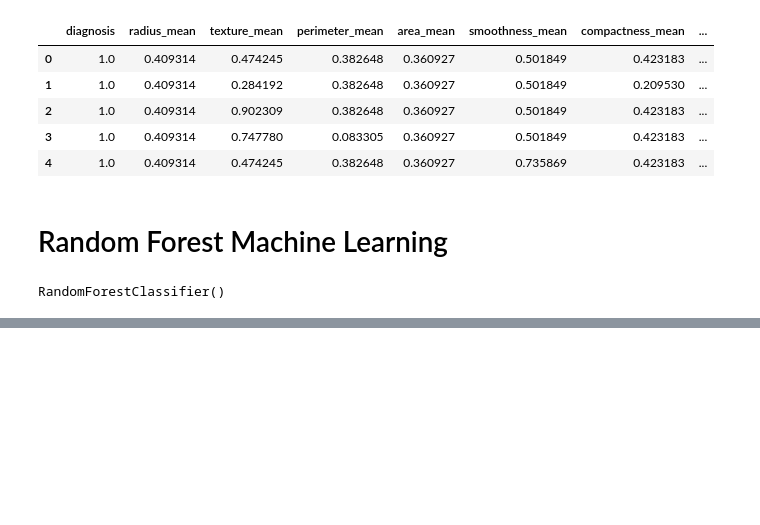
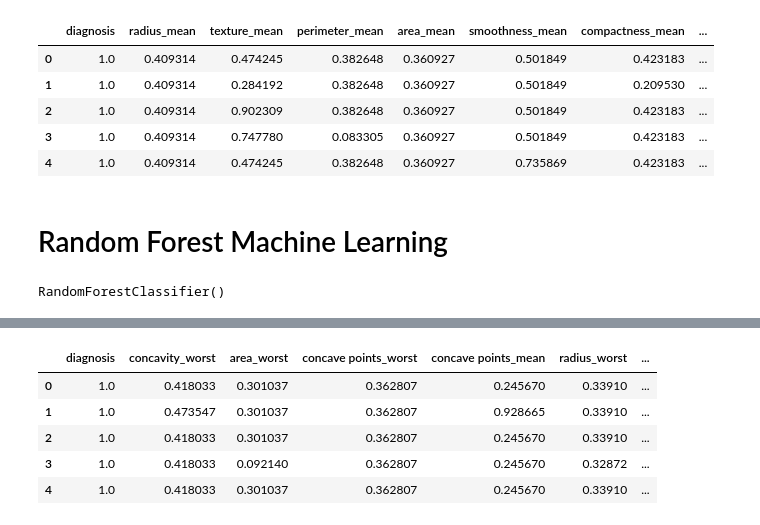
Before and after one commit to Ammon21/Causal-Inference, a Jupyter notebook: notebooks/EDA.ipynb, the cells around one changed output, grey strips where cells are left out. Drawn from its saved outputs; the diff is of its cells as text; code cells hidden in the pictures; blank space fills up the shorter version.

```diff
--- a/notebooks/EDA.ipynb
+++ b/notebooks/EDA.ipynb
@@ -299,0 +298,4 @@ topfeatures_df.head()
+# %%
+topfeature_columns = topfeatures_df.feature.tolist()
+topfeature_columns.insert(0,'diagnosis')
+topfeature_columns
@@ -299,0 +314,11 @@ topfeatures_df.head()
+# %%
+dfx = new_df[topfeature_columns]
+dfx.shape
+dfx.head()
+# %% [output]
+|  | diagnosis | concavity_worst | area_worst | concave points_worst | concave points_mean | radius_worst | ... |
+| 0 | 1.0 | 0.418033 | 0.301037 | 0.362807 | 0.245670 | 0.33910 | ... |
+| 1 | 1.0 | 0.473547 | 0.301037 | 0.362807 | 0.928665 | 0.33910 | ... |
+| 2 | 1.0 | 0.418033 | 0.301037 | 0.362807 | 0.245670 | 0.33910 | ... |
+| 3 | 1.0 | 0.418033 | 0.092140 | 0.362807 | 0.245670 | 0.32872 | ... |
+| 4 | 1.0 | 0.418033 | 0.301037 | 0.362807 | 0.245670 | 0.33910 | ... |
```
Also changed, not shown: parts of 6 cells of this notebook, 1 other file.
